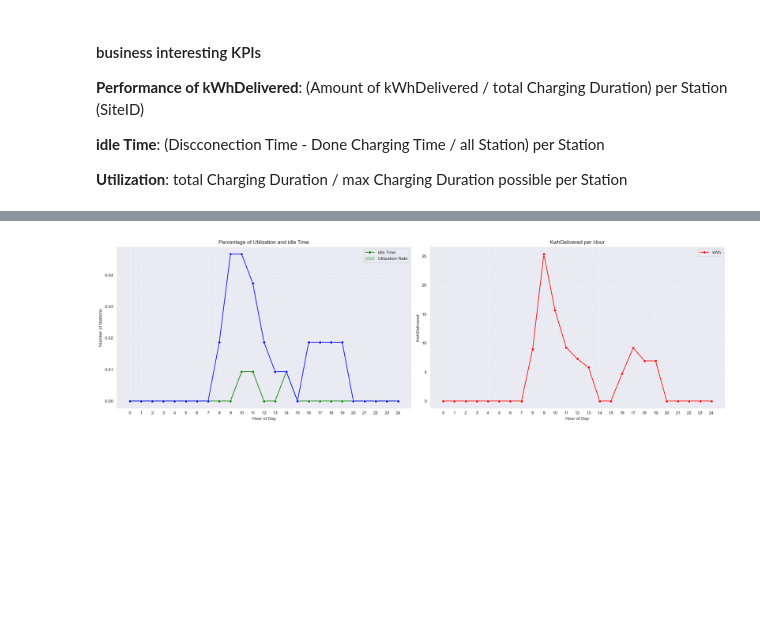
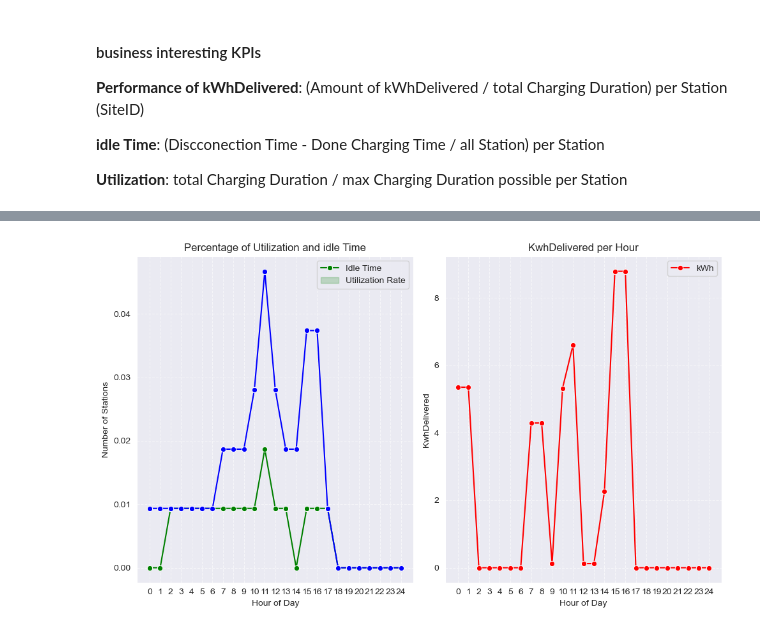
Before and after one commit to pmoll01/AA2024_Groupwork_DynamoData, a Jupyter notebook: chs-code.ipynb, the cells around one changed output, grey strips where cells are left out. Cells and saved outputs as stored; diff of their text form; code cells hidden in the pictures; blank space fills up the shorter version.

```diff
--- a/chs-code.ipynb
+++ b/chs-code.ipynb
@@ -163,5 +160,5 @@ print(kpi_dataframe.head(50))
 # %%
 #select specific day for visualisation
-specific_date = '2019-12-28'
+specific_date = '2021-09-11'
 data_result_day = calculateSpecificDate(specific_date, kpi_dataframe)
-#print(data_result_day.head(24))
+data_result_day.head(24)
@@ -168,32 +183,32 @@ data_result_day = calculateSpecificDate(specific_date, kpi_dataframe)
 # %%
 #Plot selected day
-plt.figure(figsize=(20, 6))
+plt.figure(figsize=(10, 6))
 
 # First Plot: KPI Utilization Rate and Idle Time per Day
 plt.subplot(1, 2, 1)  # Subplot 1
 sns.lineplot(data=data_result_day, x='hour', y='idleTime',marker='o', color='green' )
 sns.lineplot(data=data_result_day, x='hour', y='utilizationRate',marker='o', color='blue' )
 plt.title('Percentage of Utilization and idle Time')
 plt.xlabel('Hour of Day')
 plt.ylabel('Number of Stations')
 plt.legend(['Idle Time', 'Utilization Rate'])
 plt.grid(visible=True, linestyle='--', alpha=0.6)
 plt.xticks(ticks=range(25))
 
 # Seond Plot: KPI kWh Delivered per Day
 plt.subplot(1, 2, 2)  # Subplot 2
 sns.lineplot(data=data_result_day, x='hour', y='kWhDelivered',marker='o', color='red')
 plt.title('KwhDelivered per Hour')
 plt.xlabel('Hour of Day')
 plt.ylabel('KwhDelivered')
 plt.legend(['kWh'])
 plt.grid(visible=True, linestyle='--', alpha=0.6)
 plt.xticks(ticks=range(25))
 
 plt.tight_layout()
 plt.show()
 # %% [output]
-[figure, old version]
+[figure, new version]
 # %%
 #TESTCODE
 #Test for small dataframe
```
Also changed, not shown: parts of 7 cells of this notebook.
